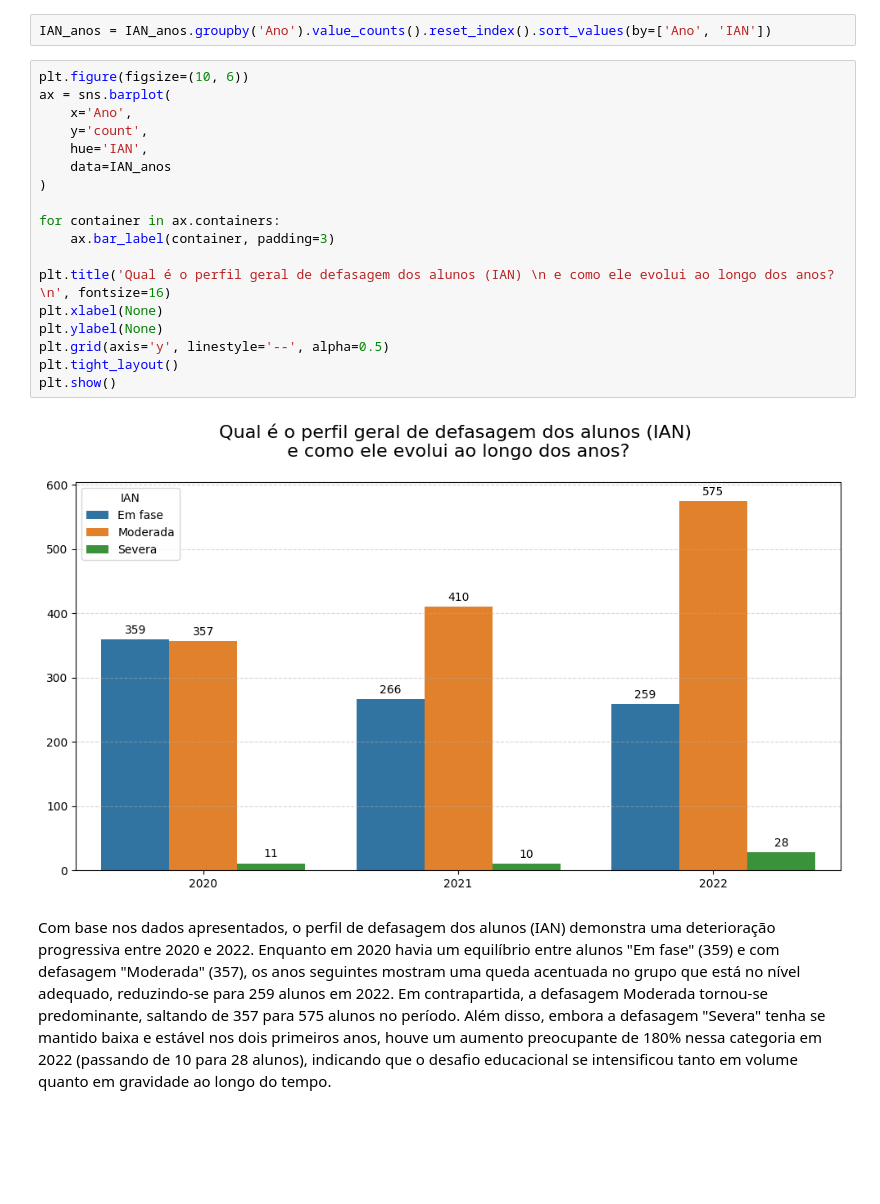
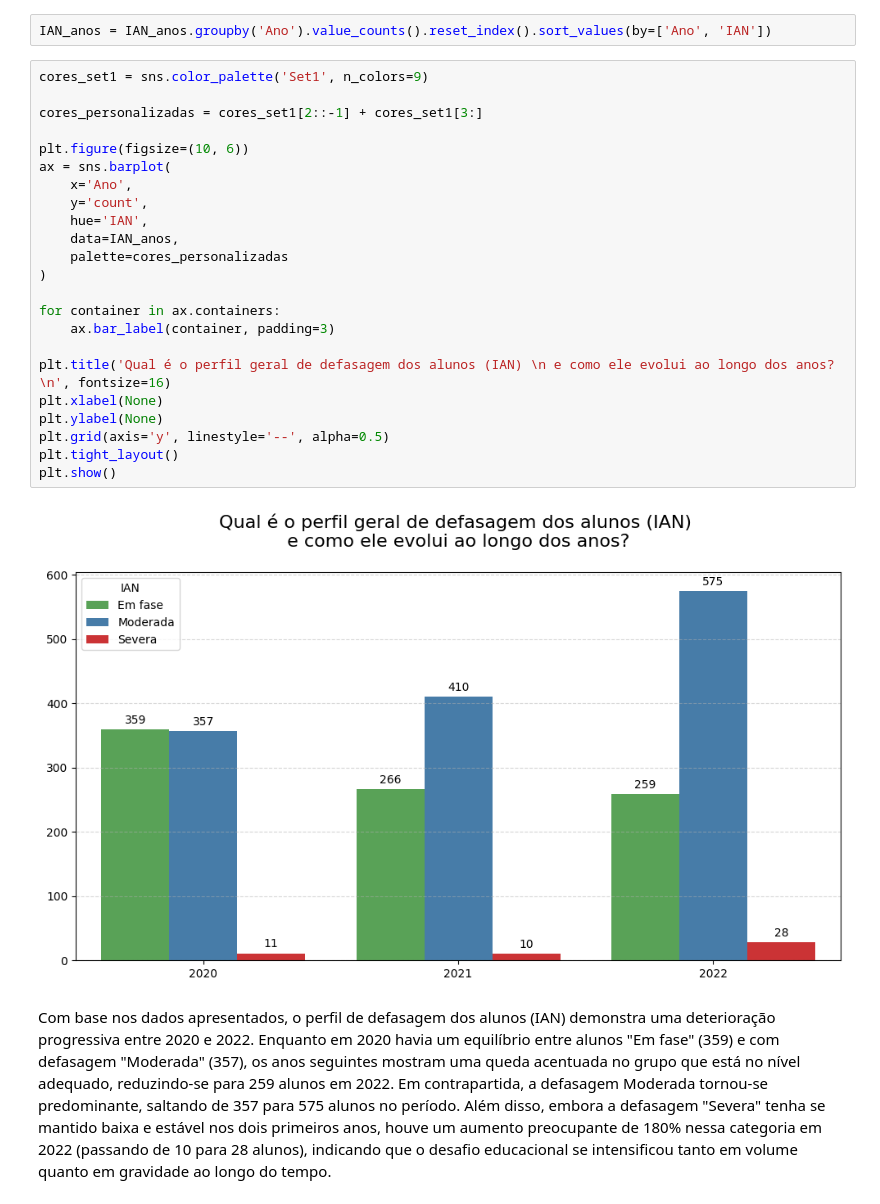
Before and after one commit to Guilhermecst/Datathon-Passos-Magicos, a Jupyter notebook: notebooks/AED_PEDE.ipynb, the cells around one changed output. Drawn from its saved outputs; the diff is of its cells as text; blank space fills up the shorter version.

```diff
--- a/notebooks/AED_PEDE.ipynb
+++ b/notebooks/AED_PEDE.ipynb
@@ -158,25 +158,30 @@ IAN_anos['IAN'].replace({10.0: 'Em fase', 5.0: 'Moderada', 2.5: 'Severa'}, inpla
 # %%
 IAN_anos = IAN_anos.groupby('Ano').value_counts().reset_index().sort_values(by=['Ano', 'IAN'])
 # %%
+cores_set1 = sns.color_palette('Set1', n_colors=9)
+
+cores_personalizadas = cores_set1[2::-1] + cores_set1[3:]
+
 plt.figure(figsize=(10, 6))
 ax = sns.barplot(
     x='Ano',
     y='count',
     hue='IAN',
-    data=IAN_anos
+    data=IAN_anos,
+    palette=cores_personalizadas
 )
 
 for container in ax.containers:
     ax.bar_label(container, padding=3)
 
 plt.title('Qual é o perfil geral de defasagem dos alunos (IAN) \n e como ele evolui ao longo dos anos? \n', fontsize=16)
 plt.xlabel(None)
 plt.ylabel(None)
 plt.grid(axis='y', linestyle='--', alpha=0.5)
 plt.tight_layout()
 plt.show()
 # %% [output]
-[figure, old version]
+[figure, new version]
 # %% [markdown]
 Com base nos dados apresentados, o perfil de defasagem dos alunos (IAN) demonstra uma deterioração progressiva entre 2020 e 2022. Enquanto em 2020 havia um equilíbrio entre alunos "Em fase" (359) e com defasagem "Moderada" (357), os anos seguintes mostram uma queda acentuada no grupo que está no nível adequado, reduzindo-se para 259 alunos em 2022. Em contrapartida, a defasagem Moderada tornou-se predominante, saltando de 357 para 575 alunos no período. Além disso, embora a defasagem "Severa" tenha se mantido baixa e estável nos dois primeiros anos, houve um aumento preocupante de 180% nessa categoria em 2022 (passando de 10 para 28 alunos), indicando que o desafio educacional se intensificou tanto em volume quanto em gravidade ao longo do tempo.
 # %%
```
Also changed, not shown: parts of 13 cells of this notebook.
